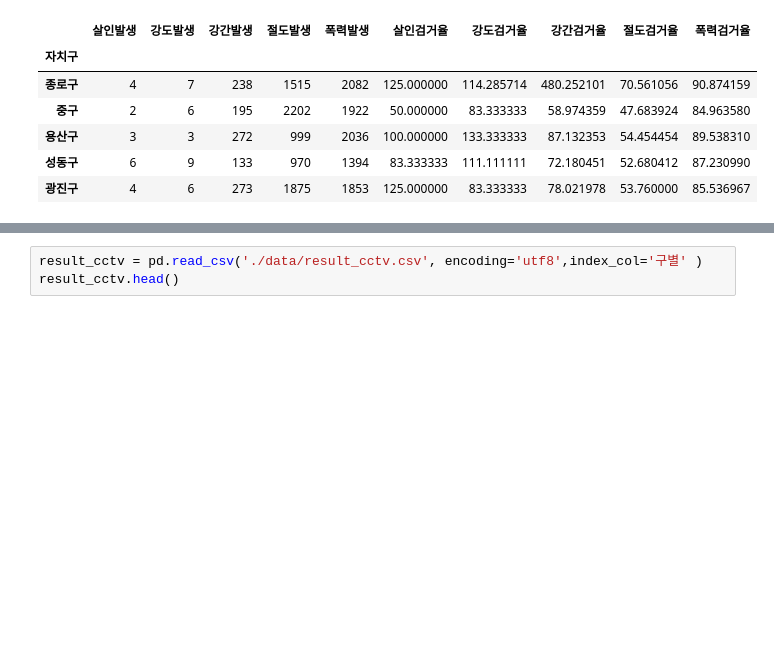
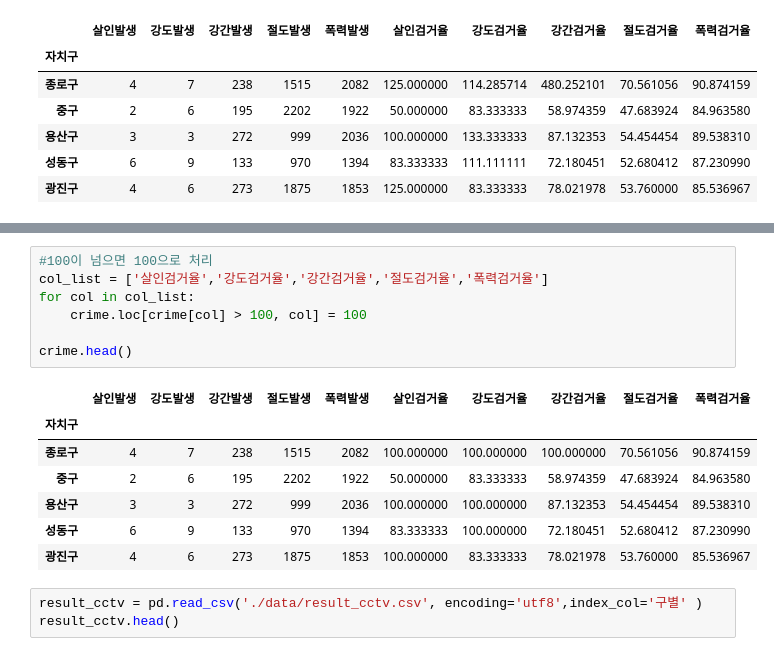
Before and after one commit to eunyoungson/Data_Analysis_2020, a Jupyter notebook: 07_seoul/03_crime.ipynb, the cells around one changed output, grey strips where cells are left out. Cells and saved outputs as stored; diff of their text form; blank space fills up the shorter version.

```diff
--- a/07_seoul/03_crime.ipynb
+++ b/07_seoul/03_crime.ipynb
@@ -156,3 +167,18 @@ crime_norm.head()
+# %%
+#100이 넘으면 100으로 처리
+col_list = ['살인검거율','강도검거율','강간검거율','절도검거율','폭력검거율']
+for col in col_list:
+    crime.loc[crime[col] > 100, col] = 100
+
+crime.head()
+# %% [output]
+|  | 살인발생 | 강도발생 | 강간발생 | 절도발생 | 폭력발생 | 살인검거율 | 강도검거율 | 강간검거율 | 절도검거율 | 폭력검거율 |
+| 자치구 |  |  |  |  |  |  |  |  |  |  |
+| 종로구 | 4 | 7 | 238 | 1515 | 2082 | 100.000000 | 100.000000 | 100.000000 | 70.561056 | 90.874159 |
+| 중구 | 2 | 6 | 195 | 2202 | 1922 | 50.000000 | 83.333333 | 58.974359 | 47.683924 | 84.963580 |
+| 용산구 | 3 | 3 | 272 | 999 | 2036 | 100.000000 | 100.000000 | 87.132353 | 54.454454 | 89.538310 |
+| 성동구 | 6 | 9 | 133 | 970 | 1394 | 83.333333 | 100.000000 | 72.180451 | 52.680412 | 87.230990 |
+| 광진구 | 4 | 6 | 273 | 1875 | 1853 | 100.000000 | 83.333333 | 78.021978 | 53.760000 | 85.536967 |
 # %%
 result_cctv = pd.read_csv('./data/result_cctv.csv', encoding='utf8',index_col='구별' )
 result_cctv.head()
```
Also changed, not shown: parts of 21 cells of this notebook.
